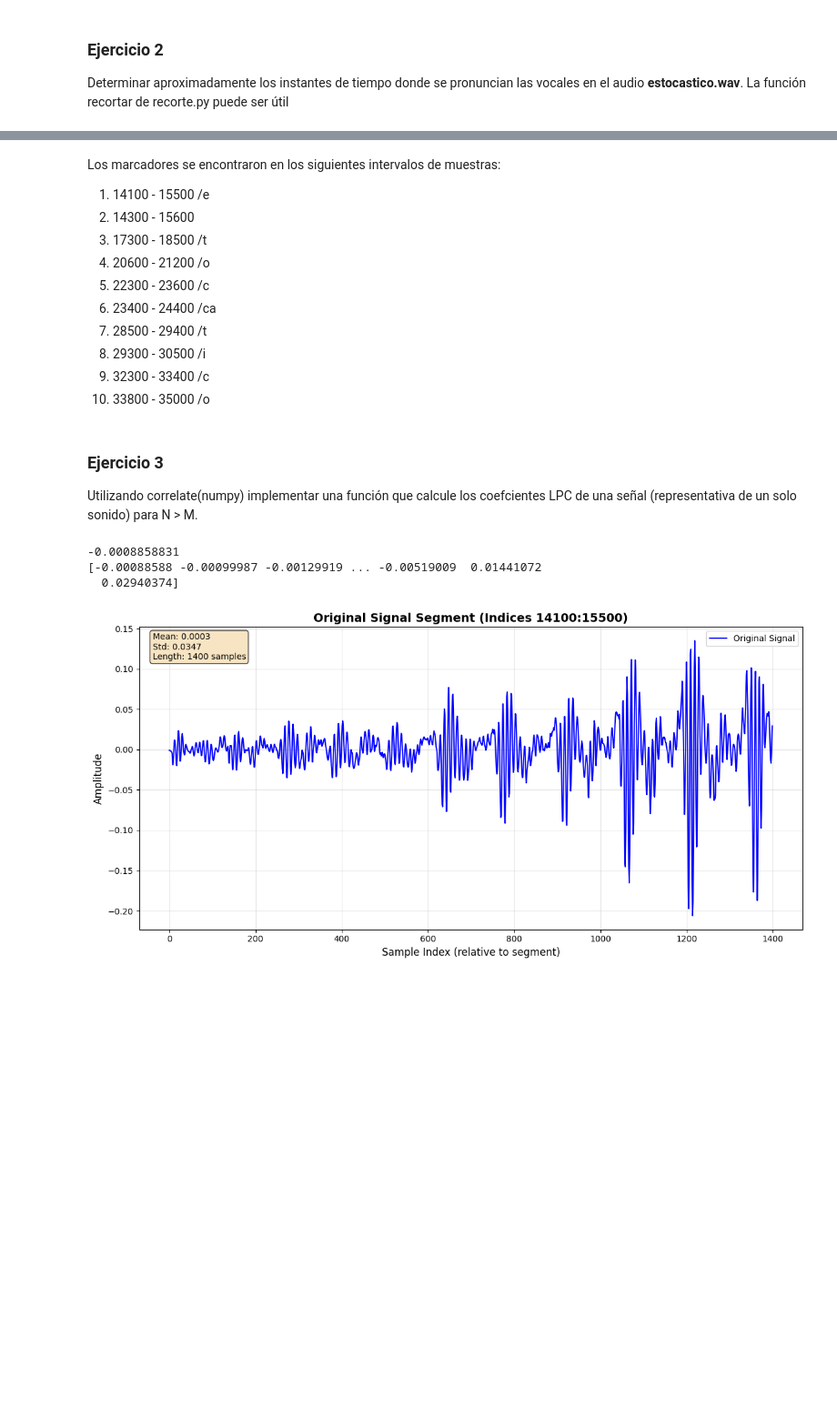
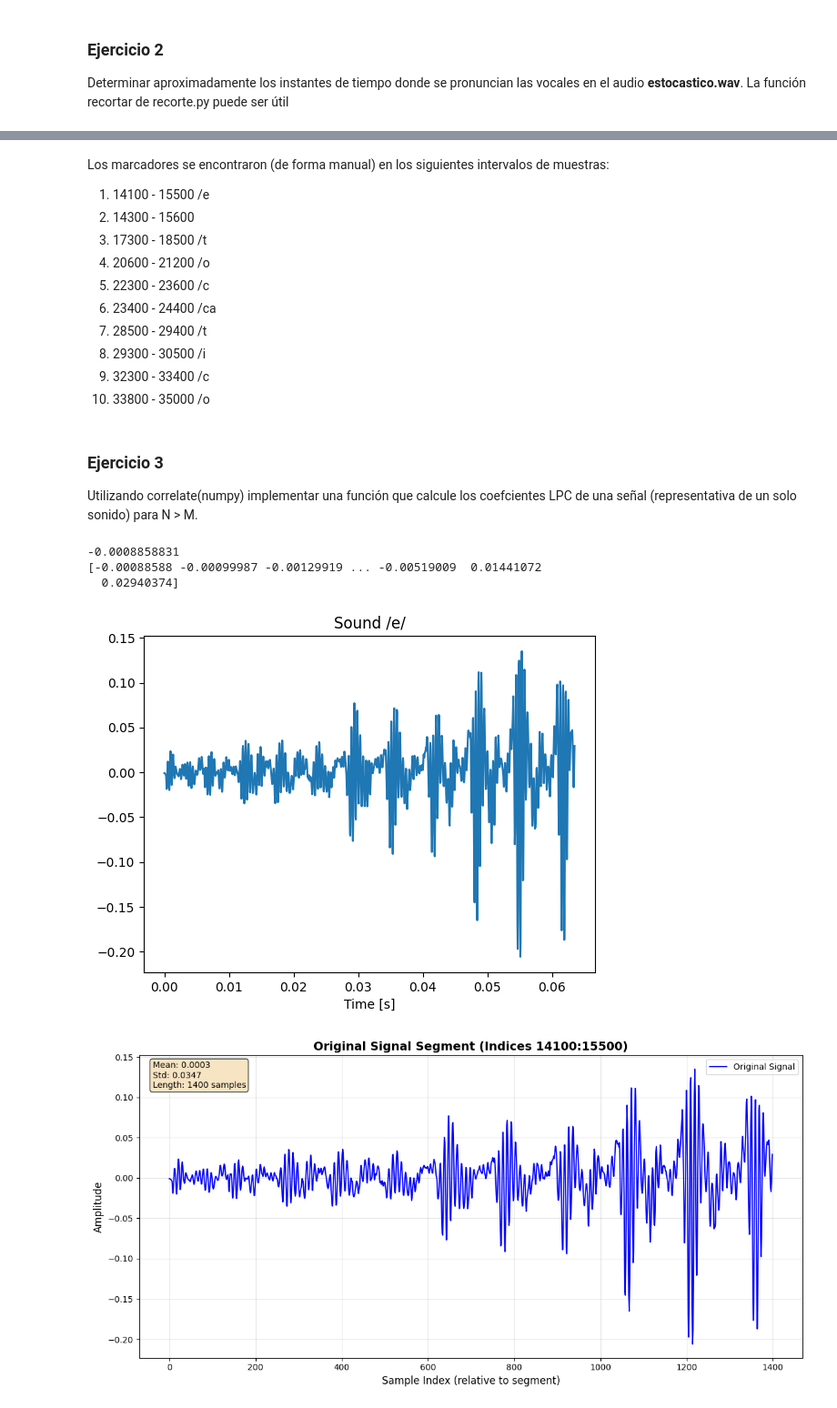
Before and after one commit to BenjaSar/AdST, a Jupyter notebook: tp2/tp2.ipynb, the cells around one changed output, grey strips where cells are left out. Shown at 91% size. Drawn from its saved outputs; the diff is of its cells as text; code cells hidden in the pictures; blank space fills up the shorter version.

```diff
--- a/tp2/tp2.ipynb
+++ b/tp2/tp2.ipynb
@@ -77,7 +77,7 @@ FloatSlider(value=6000.0, description='Fin:', max=39100.0, min=5000.0, step=100.
 [interactive output not drawn]
 [interactive output not drawn]
 # %% [markdown]
-Los marcadores se encontraron en los siguientes intervalos de muestras:
+Los marcadores se encontraron (de forma manual) en los siguientes intervalos de muestras:
 <ol>
 <li> 14100 - 15500 /e </li>
 <li> 14300 - 15600 </li>
@@ -94,14 +94,22 @@ Los marcadores se encontraron en los siguientes intervalos de muestras:
 ### Ejercicio 3
 Utilizando correlate(numpy) implementar una función que calcule los coefcientes LPC de una señal (representativa de un solo sonido) para N > M.
 # %%
+import matplotlib.pyplot as plt
 x_signal = x.copy()
 print(x_signal[14100])
 signal = x_signal[14100:15500]
+time = np.linspace(0, len(signal) / fs, num = len(signal))
 print(signal)
+plt.figure(1)
+plt.title("Sound /e/")
+plt.xlabel("Time [s]")
+plt.plot(time, signal)
+plt.show()
 # %% [output]
 -0.0008858831
 [-0.00088588 -0.00099987 -0.00129919 ... -0.00519009  0.01441072
   0.02940374]
+[figure, added]
 # %%
 
 # Plot the original signal
```
Also changed, not shown: parts of 3 cells of this notebook.
